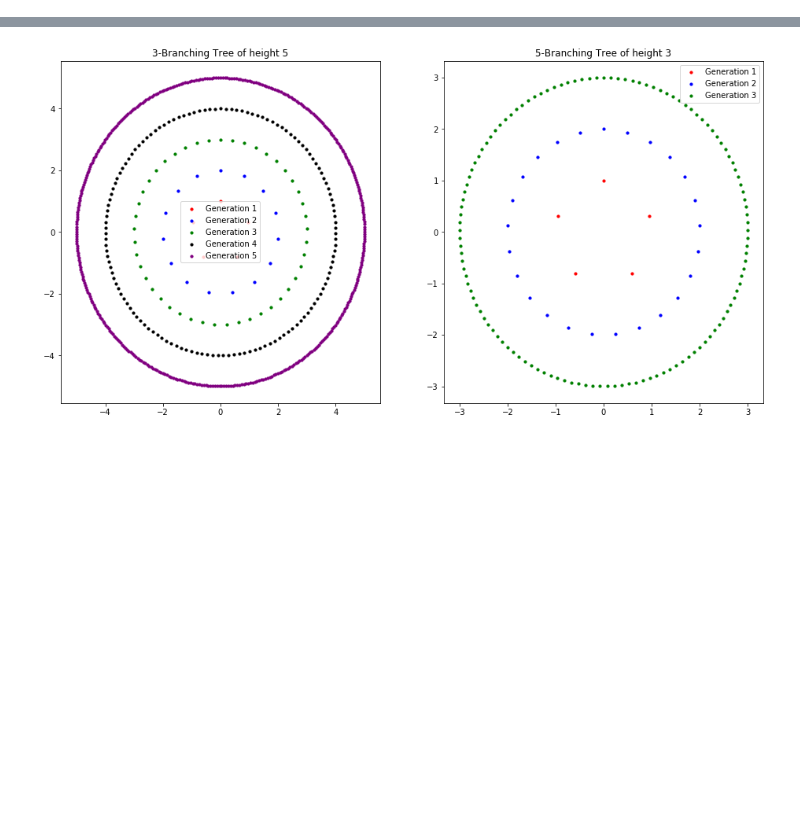
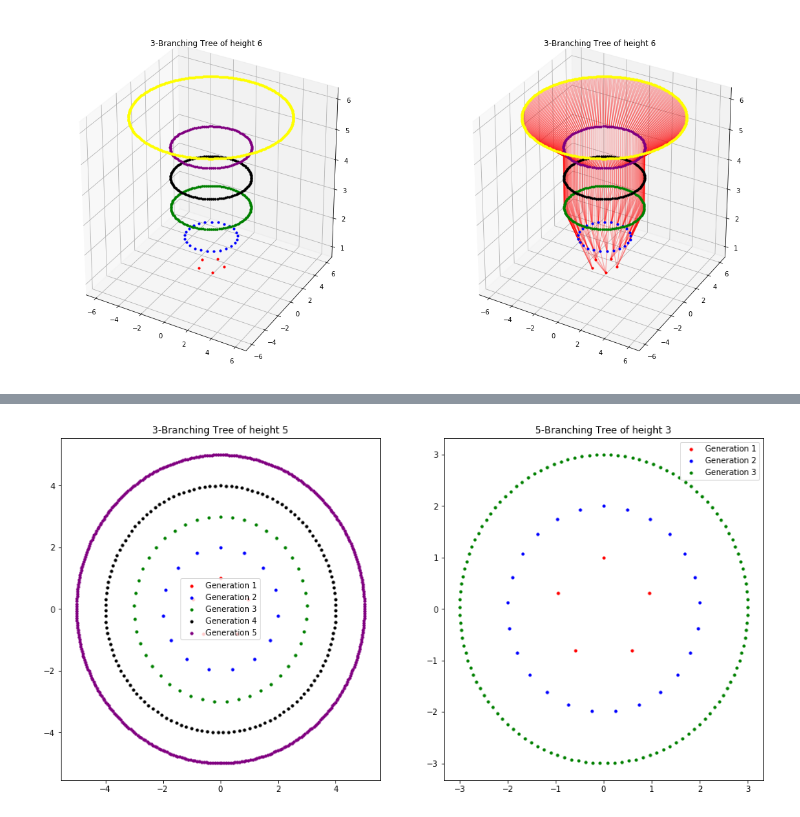
Before and after one commit to ulgenklc/Complex-Contagions, a Jupyter notebook: Excitations_python/Experiments/Noisy_tree_excitation.ipynb, the cells around one changed output, grey strips where cells are left out. Cells and saved outputs as stored; diff of their text form; code cells hidden in the pictures; blank space fills up the shorter version.

```diff
--- a/Excitations_python/Experiments/Noisy_tree_excitation.ipynb
+++ b/Excitations_python/Experiments/Noisy_tree_excitation.ipynb
@@ -125,0 +182,16 @@ NT5.make_tree(2,5)
+# %%
+NT3 = Noisy_Tree(nodes)
+
+NT3.make_tree(2,5)
+NT3.make_tree(1,1)
+NT3.make_tree(1,1)
+NT3.make_tree(1,3)
+
+fig = plt.figure(figsize = (20,10))
+ax31 = fig.add_subplot(121, projection = '3d')
+ax32 = fig.add_subplot(122, projection = '3d')
+
+NT3.display_3d(ax = ax31, edges = False)
+NT3.display_3d(ax = ax32, edges = True)
+# %% [output]
+[figure, added]
```
Also changed, not shown: parts of 10 cells of this notebook, 10 other files.
